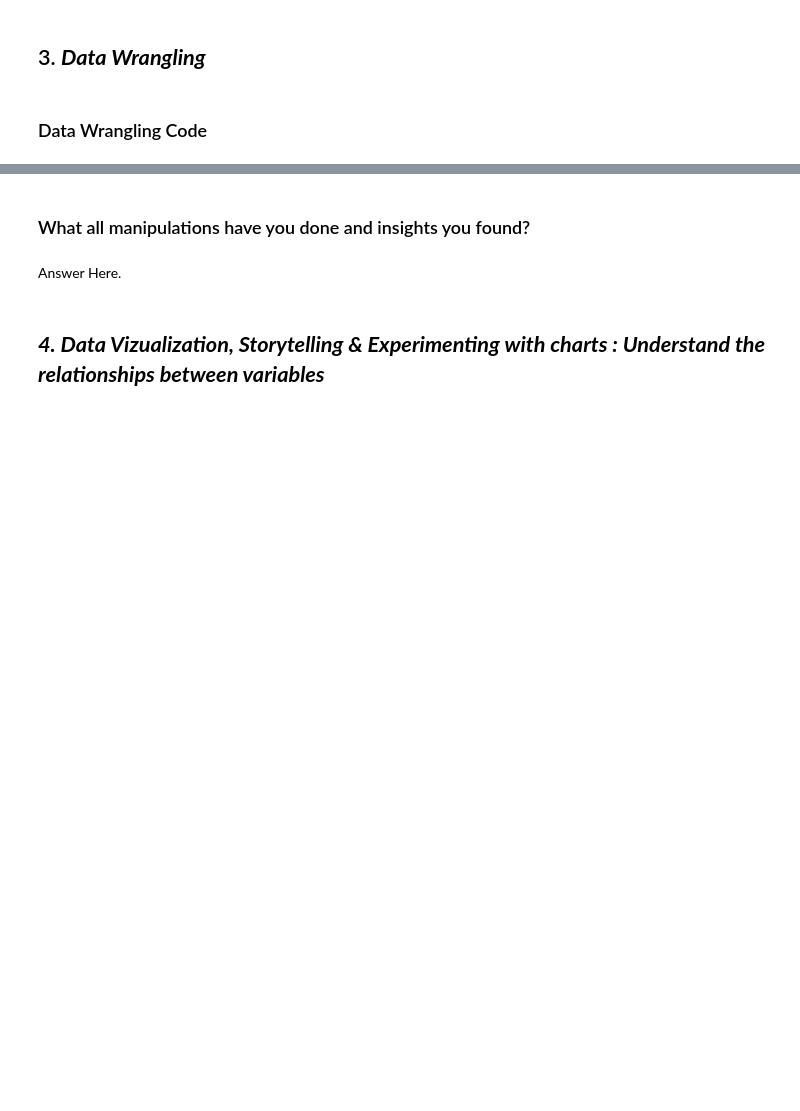
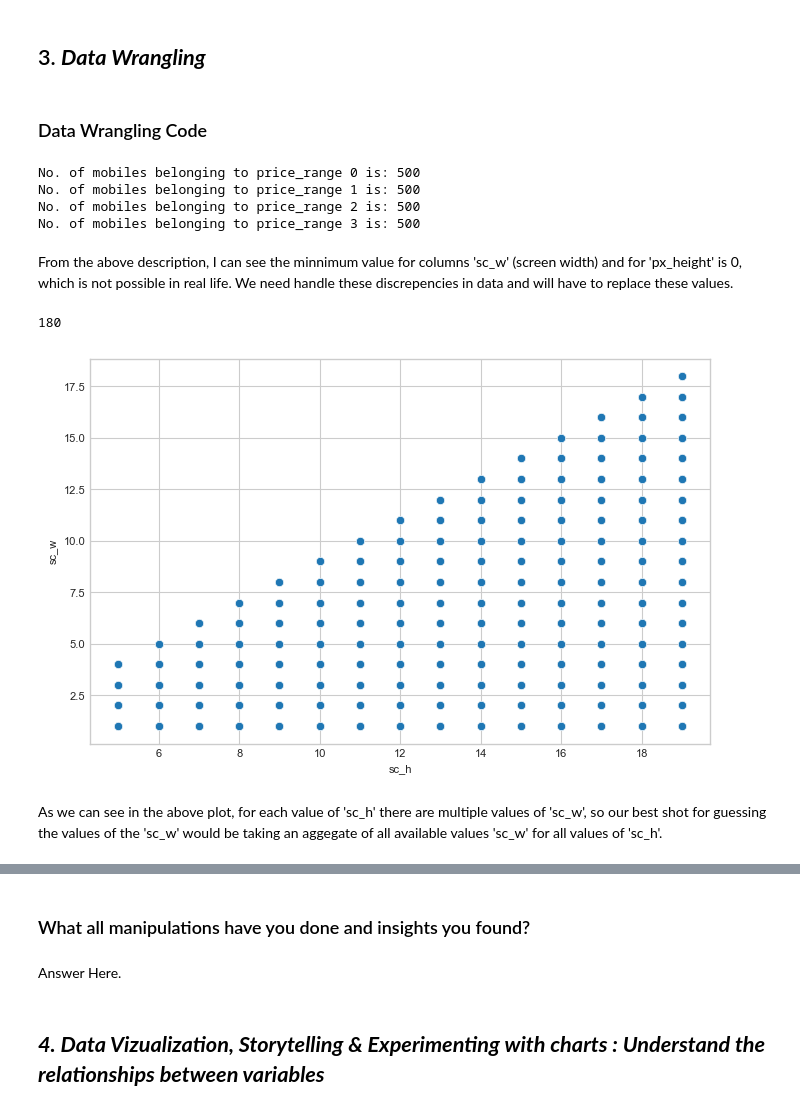
Before and after one commit to RahulSaini789/Mobile-Price-Range-Predicter-, a Jupyter notebook: Sample ML Submission Template .ipynb, the cells around one changed output, grey strips where cells are left out. Drawn from its saved outputs; the diff is of its cells as text; code cells hidden in the pictures; blank space fills up the shorter version.

Commit message:
data wrangling part complated

```diff
--- a/Sample ML Submission Template .ipynb
+++ b/Sample ML Submission Template .ipynb
@@ -296,0 +354,35 @@ Answer Here
+# %%
+# Write your code to make your dataset analysis ready.
+# Create a copy of the current dataset and assign it to df
+df1 = df.copy()
+
+# Define price range labels
+price_ranges = [0, 1, 2, 3]
+
+# Iterate through each price range and count the mobiles
+for price_range in price_ranges:
+    count = len(df[df['price_range'] == price_range])
+    print(f"No. of mobiles belonging to price_range {price_range} is: {count}")
+# %% [output]
+No. of mobiles belonging to price_range 0 is: 500
+No. of mobiles belonging to price_range 1 is: 500
+No. of mobiles belonging to price_range 2 is: 500
+No. of mobiles belonging to price_range 3 is: 500
+# %% [markdown]
+From the above description, I can see the minnimum value for columns 'sc_w' (screen width) and for 'px_height' is 0, which is not possible in real life. We need handle these discrepencies in data and will have to replace these values.
+# %%
+# check in how many rows 'sc_w' is 0
+df1[df1['sc_w'] == 0].shape[0]
+# %% [output]
+180
+# %%
+# Filter the DataFrame to exclude rows where 'sc_w' is 0
+filtered_df = df[df['sc_w'] != 0]
+
+# Create a scatterplot
+sns.scatterplot(data=filtered_df, x='sc_h', y='sc_w')
+plt.show()
+# %% [output]
+[figure, added]
+# %% [markdown]
+As we can see in the above plot, for each value of 'sc_h' there are multiple values of 'sc_w', so our best shot for guessing the values of the 'sc_w' would be taking an aggegate of all available values 'sc_w' for all values of 'sc_h'.
```
Also changed, not shown: parts of 52 cells of this notebook.
